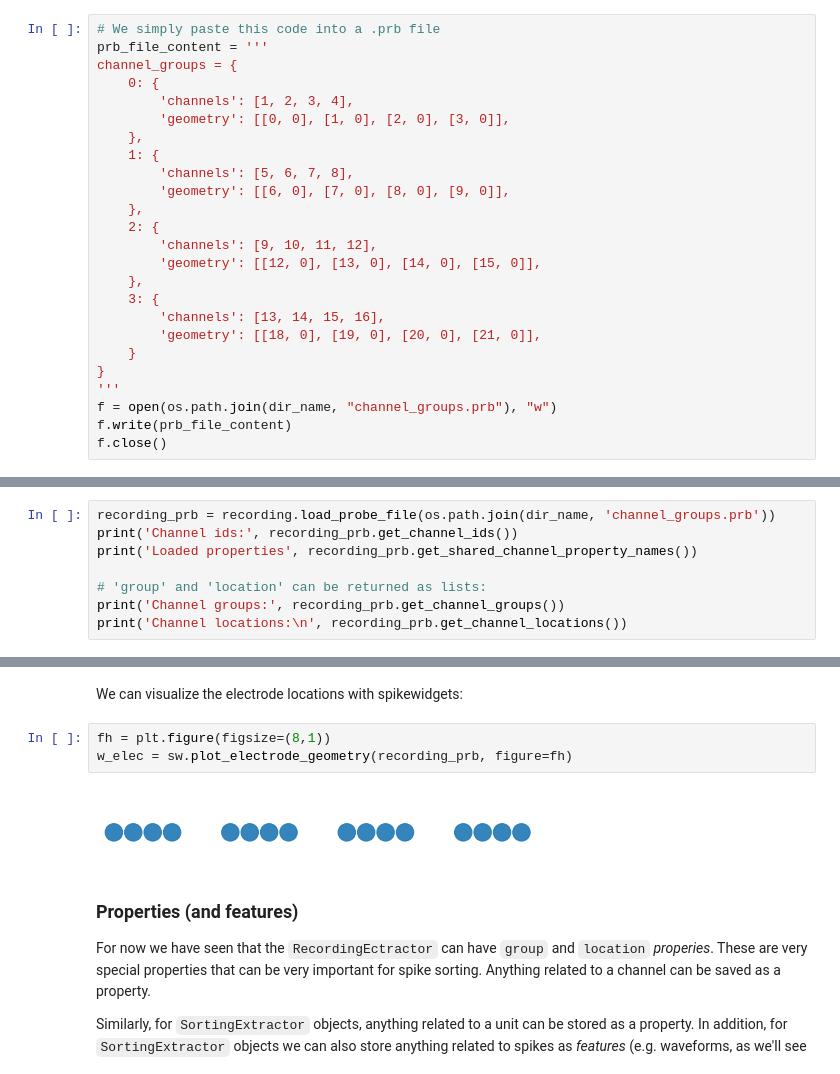
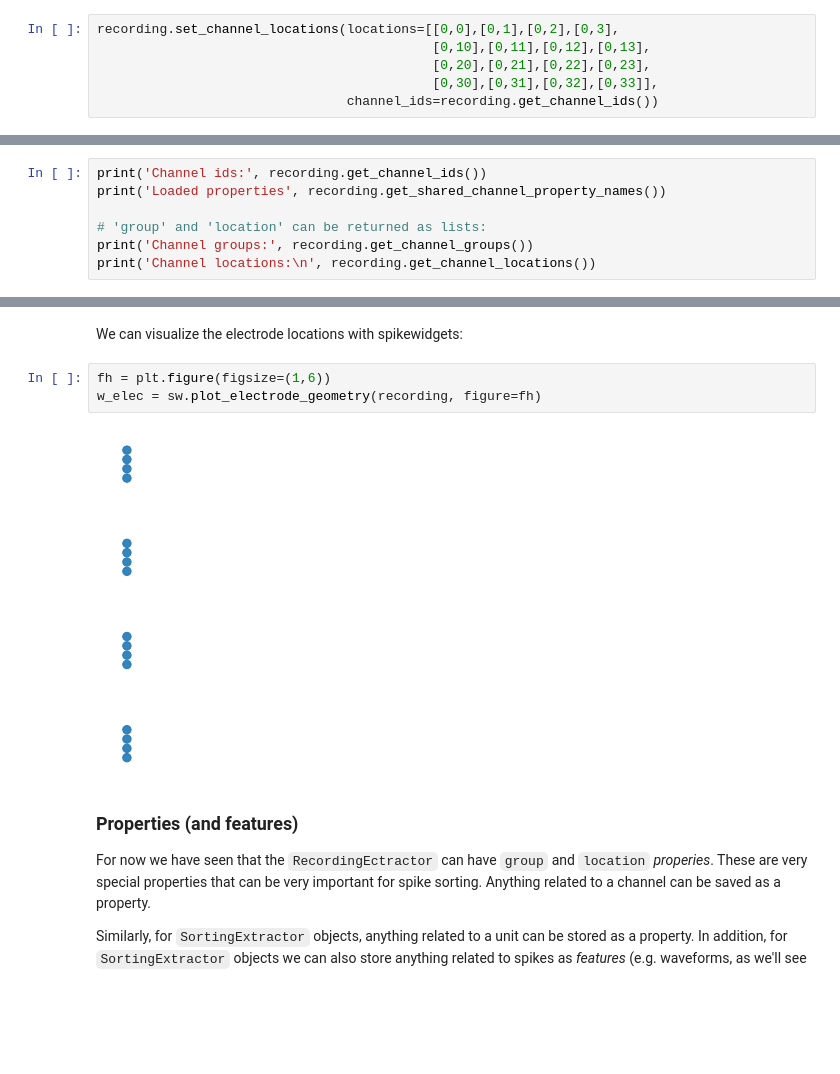
Before and after one commit to sbuergers/hussaini-lab-to-nwb-notebooks, a Jupyter notebook: tidy_venv/milestone2_modular_pipeline_colab.ipynb, the cells around one changed output, grey strips where cells are left out. Cells and saved outputs as stored; diff of their text form; blank space fills up the shorter version.

```diff
--- a/tidy_venv/milestone2_modular_pipeline_colab.ipynb
+++ b/tidy_venv/milestone2_modular_pipeline_colab.ipynb
@@ -346,38 +350,18 @@ Some spike sorters (e.g. ironclust) require channel locations. So we will create
 # %%
-# We simply paste this code into a .prb file
-prb_file_content = '''
-channel_groups = {
-    0: {
-        'channels': [1, 2, 3, 4],
-        'geometry': [[0, 0], [1, 0], [2, 0], [3, 0]],
-    },
-    1: {
-        'channels': [5, 6, 7, 8],
-        'geometry': [[6, 0], [7, 0], [8, 0], [9, 0]],
-    },
-    2: {
-        'channels': [9, 10, 11, 12],
-        'geometry': [[12, 0], [13, 0], [14, 0], [15, 0]],
-    },
-    3: {
-        'channels': [13, 14, 15, 16],
-        'geometry': [[18, 0], [19, 0], [20, 0], [21, 0]],
-    }
-}
-'''
-f = open(os.path.join(dir_name, "channel_groups.prb"), "w")
-f.write(prb_file_content)
-f.close()
+recording.set_channel_locations(locations=[[0,0],[0,1],[0,2],[0,3],
+                                           [0,10],[0,11],[0,12],[0,13],
+                                           [0,20],[0,21],[0,22],[0,23],
+                                           [0,30],[0,31],[0,32],[0,33]],
+                                channel_ids=recording.get_channel_ids())
 # %% [markdown]
 We now have the additional channel property `location`.
 # %%
-recording_prb = recording.load_probe_file(os.path.join(dir_name, 'channel_groups.prb'))
-print('Channel ids:', recording_prb.get_channel_ids())
-print('Loaded properties', recording_prb.get_shared_channel_property_names())
+print('Channel ids:', recording.get_channel_ids())
+print('Loaded properties', recording.get_shared_channel_property_names())
 
 # 'group' and 'location' can be returned as lists:
-print('Channel groups:', recording_prb.get_channel_groups())
-print('Channel locations:\n', recording_prb.get_channel_locations())
+print('Channel groups:', recording.get_channel_groups())
+print('Channel locations:\n', recording.get_channel_locations())
 # %% [output]
 Channel ids: [1, 2, 3, 4, 5, 6, 7, 8, 9, 10, 11, 12, 13, 14, 15, 16]
 Loaded properties ['gain', 'group', 'location', 'name', 'offset']
@@ -406,10 +386,10 @@ Deprecated in NumPy 1.20; for more details and guidance: https://numpy.org/devdo
 # %% [markdown]
 We can visualize the electrode locations with spikewidgets:
 # %%
-fh = plt.figure(figsize=(8,1))
-w_elec = sw.plot_electrode_geometry(recording_prb, figure=fh)
+fh = plt.figure(figsize=(1,6))
+w_elec = sw.plot_electrode_geometry(recording, figure=fh)
 # %% [output]
-[figure, old version]
+[figure, new version]
 # %% [markdown]
 ### Properties (and features)
 
```
Also changed, not shown: parts of 18 cells of this notebook.
